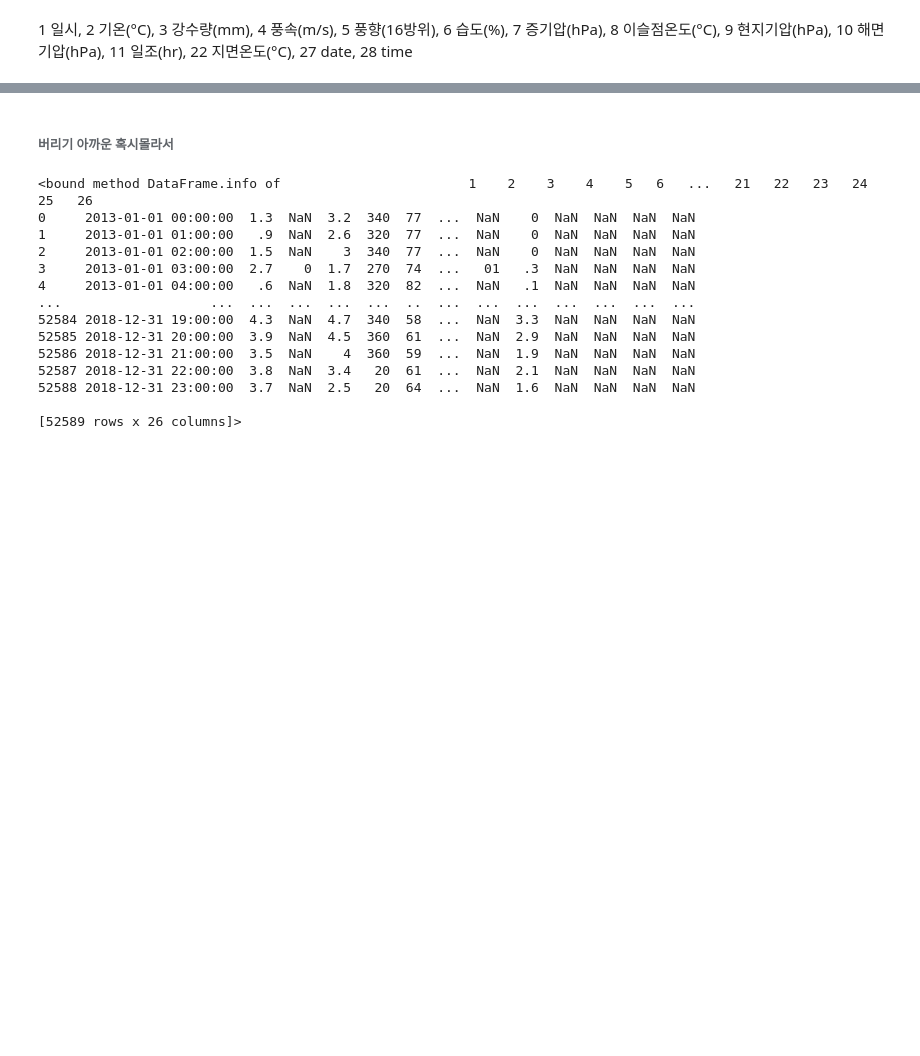
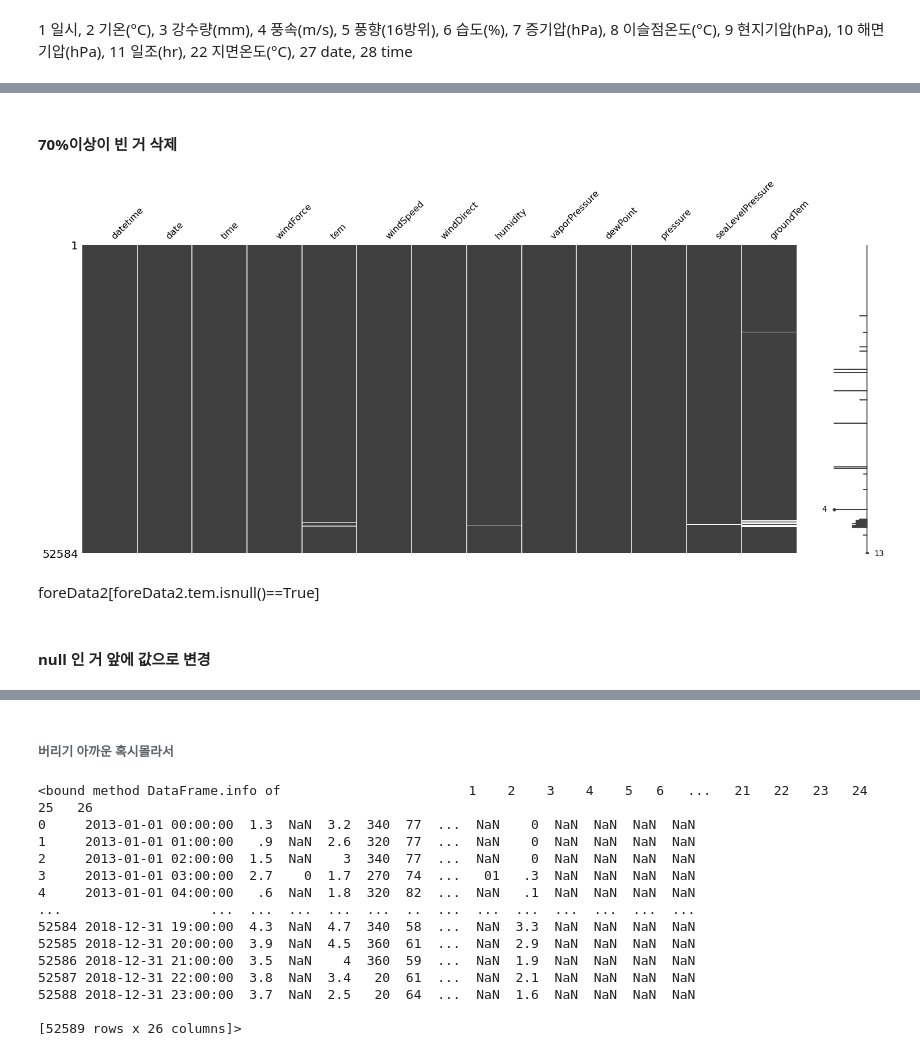
Before and after one commit to rohhj622/windPowerPrediction, a Jupyter notebook: firstDataPreprocessing.ipynb, the cells around one changed output, grey strips where cells are left out. Saved outputs shown, nothing was run; the diff lists cells and outputs as text; code cells hidden in the pictures; blank space fills up the shorter version.

```diff
--- a/firstDataPreprocessing.ipynb
+++ b/firstDataPreprocessing.ipynb
@@ -216,4 +192,14 @@ df = pd.DataFrame(foreData5.iloc[foreData5[foreData5[1].str.contains('2015-06-27
 
 
 #### ③ df1 에 dataFrame 형태로 평균 값으로 데이터 만들기(빠진 곳 만드는 거)
+# %%
+df1 = pd.DataFrame({1: '2015-06-27 05:00',
+ 2: np.nan,3: np.nan,4: np.nan,
+ 5: np.nan,6: np.nan,7: np.nan,
+ 8: np.nan,9: np.nan,10: np.nan,
+ 11: np.nan,12: np.nan,13: np.nan,
+ 14: np.nan,15: np.nan, 16: np.nan,
+ 17: np.nan,18: np.nan,19: np.nan,
+ 20: np.nan,21: np.nan,22: np.nan,
+ 23: np.nan,24: np.nan,25: np.nan,26: np.nan},index=[52585])
 # %%
@@ -491,2 +417,4 @@ foreData1.columns = ['datetime','tem','rain','windSpeed','windDirect','humidity'
+# %%
+foreData1['windForce']=final_time_power1.iloc[:52584]
 # %%
-foreData1 = foreData1[['datetime','date', 'time','tem','rain','windSpeed','windDirect','humidity','vaporPressure','dewPoint','pressure','seaLevelPressure','sunshine','groundTem']]
+foreData1 = foreData1[['datetime','date', 'time','windForce','tem','rain','windSpeed','windDirect','humidity','vaporPressure','dewPoint','pressure','seaLevelPressure','sunshine','groundTem']]
@@ -492,0 +469,8 @@ foreData1 = foreData1[['datetime','date', 'time','tem','rain','windSpeed','windD
+# %% [markdown]
+#### 70%이상이 빈 거 삭제
+# %%
+foreData1 = foreData1.dropna(thresh=int(len(foreData1) * 0.7), axis=1)
+msno.matrix(foreData1)
+plt.show()
+# %% [output]
+[figure, added]
@@ -492,0 +481,2 @@ foreData1 = foreData1[['datetime','date', 'time','tem','rain','windSpeed','windD
+# %% [markdown]
+foreData2[foreData2.tem.isnull()==True]
@@ -492,0 +485,2 @@ foreData1 = foreData1[['datetime','date', 'time','tem','rain','windSpeed','windD
+# %% [markdown]
+#### null 인 거 앞에 값으로 변경
```
Also changed, not shown: parts of 34 cells of this notebook.
